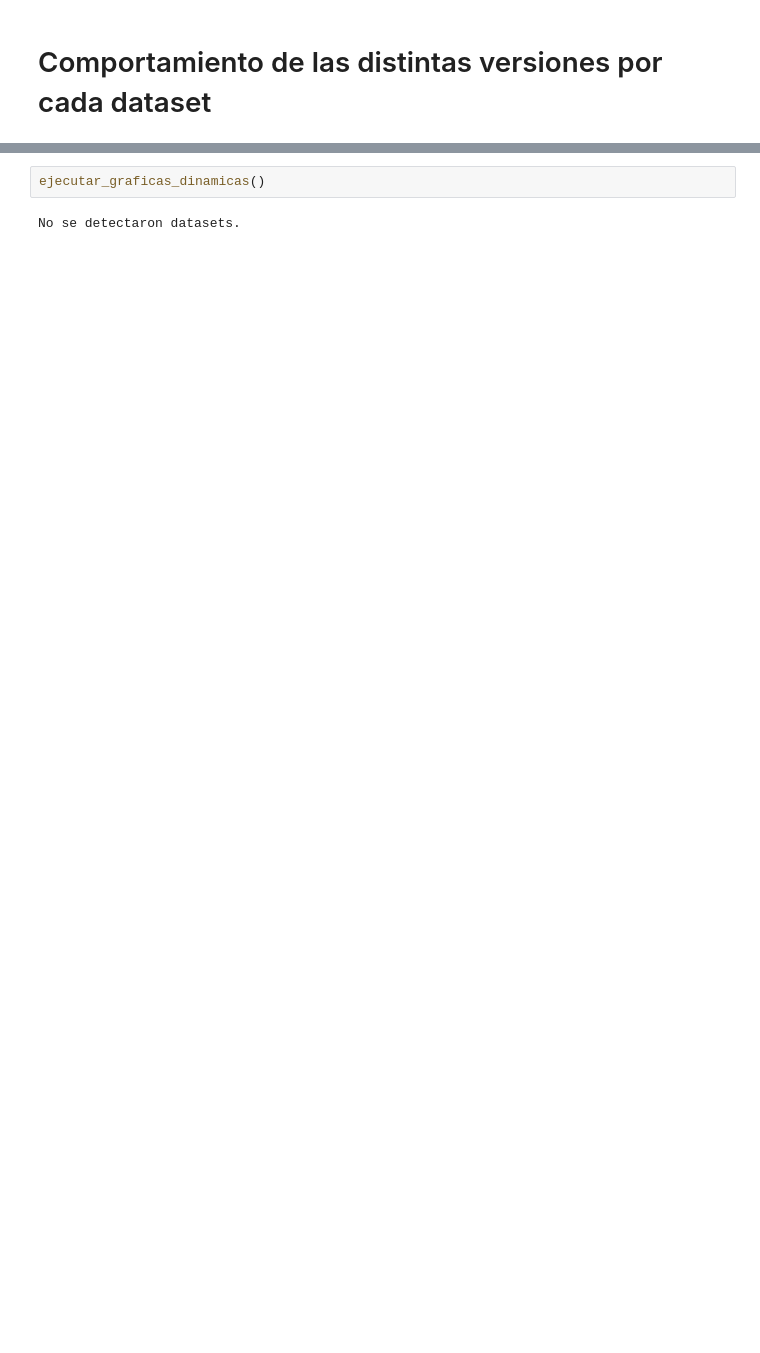
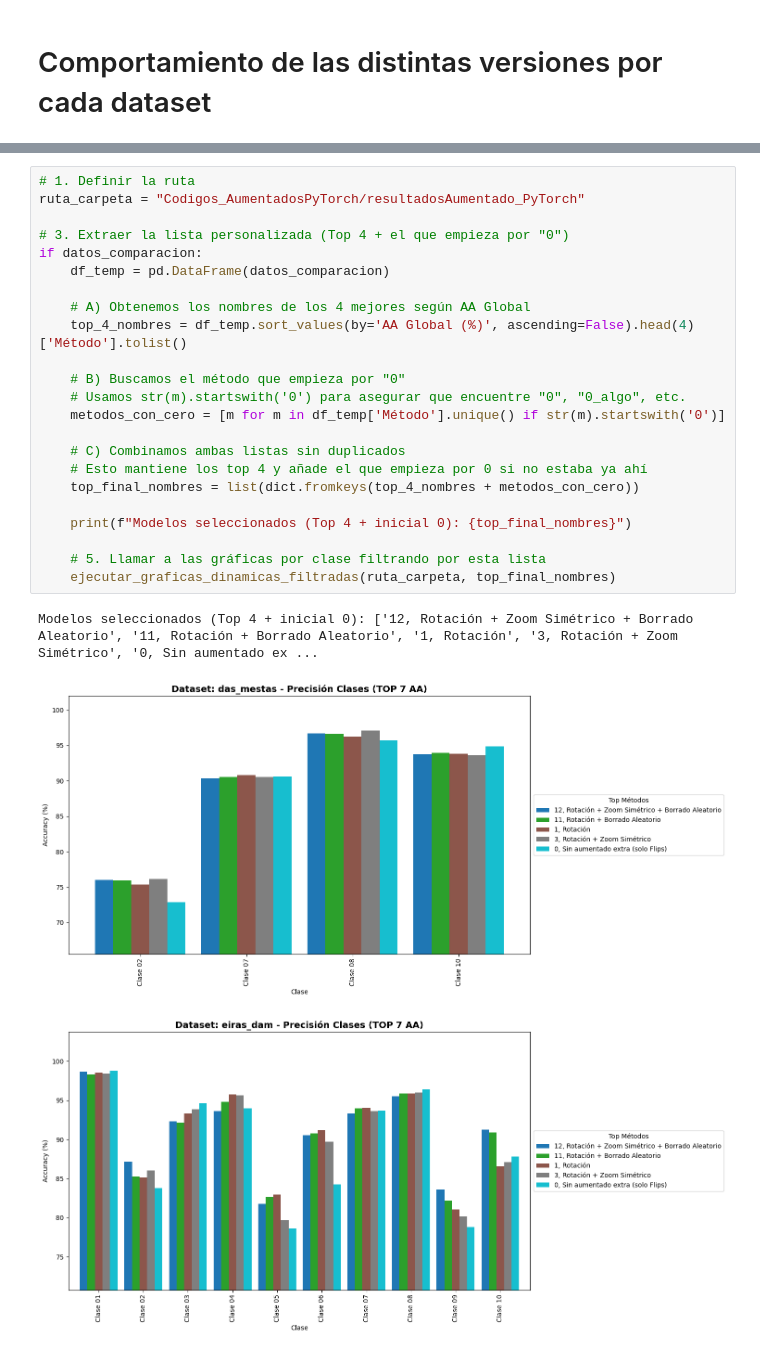
Before and after one commit to DBR5823/TFG_DanielBerdullasRey, a Jupyter notebook: ComparacionMetodosPytorch.ipynb, the cells around one changed output, grey strips where cells are left out. Saved outputs shown, nothing was run; the diff lists cells and outputs as text; blank space fills up the shorter version.

```diff
--- a/ComparacionMetodosPytorch.ipynb
+++ b/ComparacionMetodosPytorch.ipynb
@@ -278,4 +291,27 @@ def ejecutar_graficas_dinamicas(ruta_carpeta="resultados_logs"):
-# %%
-ejecutar_graficas_dinamicas()
-# %% [output]
-No se detectaron datasets.
+# %%
+# 1. Definir la ruta
+ruta_carpeta = "Codigos_AumentadosPyTorch/resultadosAumentado_PyTorch"
+
+# 3. Extraer la lista personalizada (Top 4 + el que empieza por "0")
+if datos_comparacion:
+    df_temp = pd.DataFrame(datos_comparacion)
+
+    # A) Obtenemos los nombres de los 4 mejores según AA Global
+    top_4_nombres = df_temp.sort_values(by='AA Global (%)', ascending=False).head(4)['Método'].tolist()
+
+    # B) Buscamos el método que empieza por "0"
+    # Usamos str(m).startswith('0') para asegurar que encuentre "0", "0_algo", etc.
+    metodos_con_cero = [m for m in df_temp['Método'].unique() if str(m).startswith('0')]
+
+    # C) Combinamos ambas listas sin duplicados
+    # Esto mantiene los top 4 y añade el que empieza por 0 si no estaba ya ahí
+    top_final_nombres = list(dict.fromkeys(top_4_nombres + metodos_con_cero))
+
+    print(f"Modelos seleccionados (Top 4 + inicial 0): {top_final_nombres}")
+
+    # 5. Llamar a las gráficas por clase filtrando por esta lista
+    ejecutar_graficas_dinamicas_filtradas(ruta_carpeta, top_final_nombres)
+# %% [output]
+Modelos seleccionados (Top 4 + inicial 0): ['12, Rotación + Zoom Simétrico + Borrado Aleatorio', '11, Rotación + Borrado Aleatorio', '1, Rotación', '3, Rotación + Zoom Simétrico', '0, Sin aumentado ex ...
+[figure, added]
+[figure, added]
```
Also changed, not shown: parts of 5 cells of this notebook, 20 other files.
